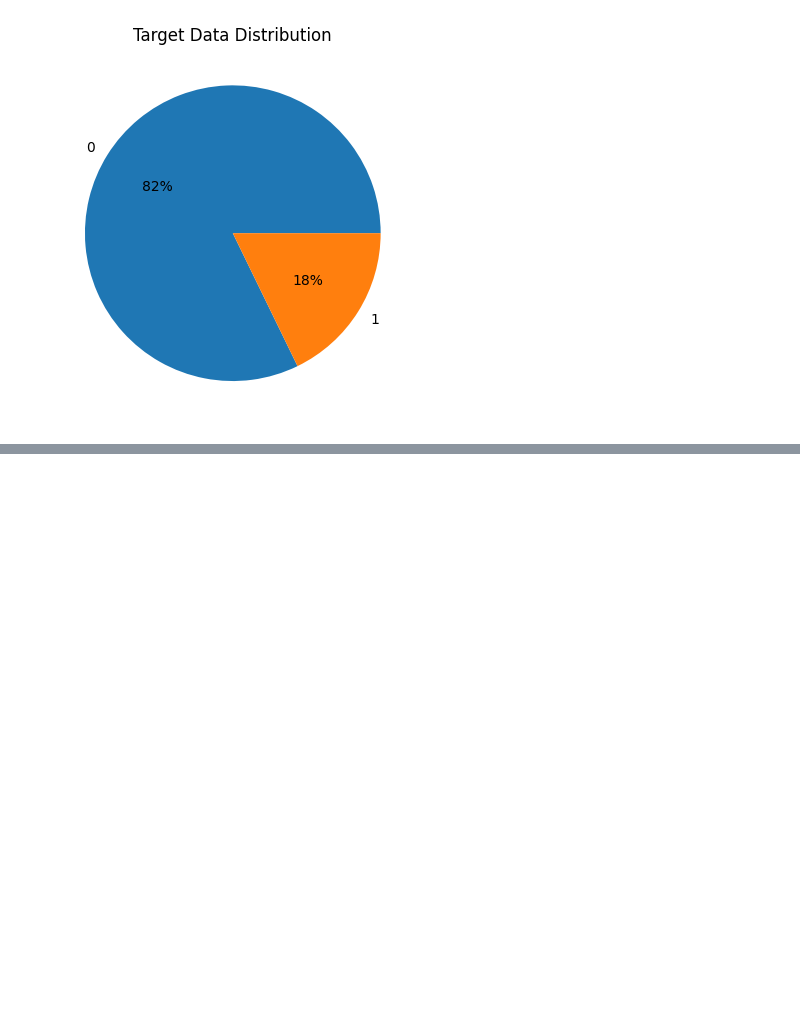
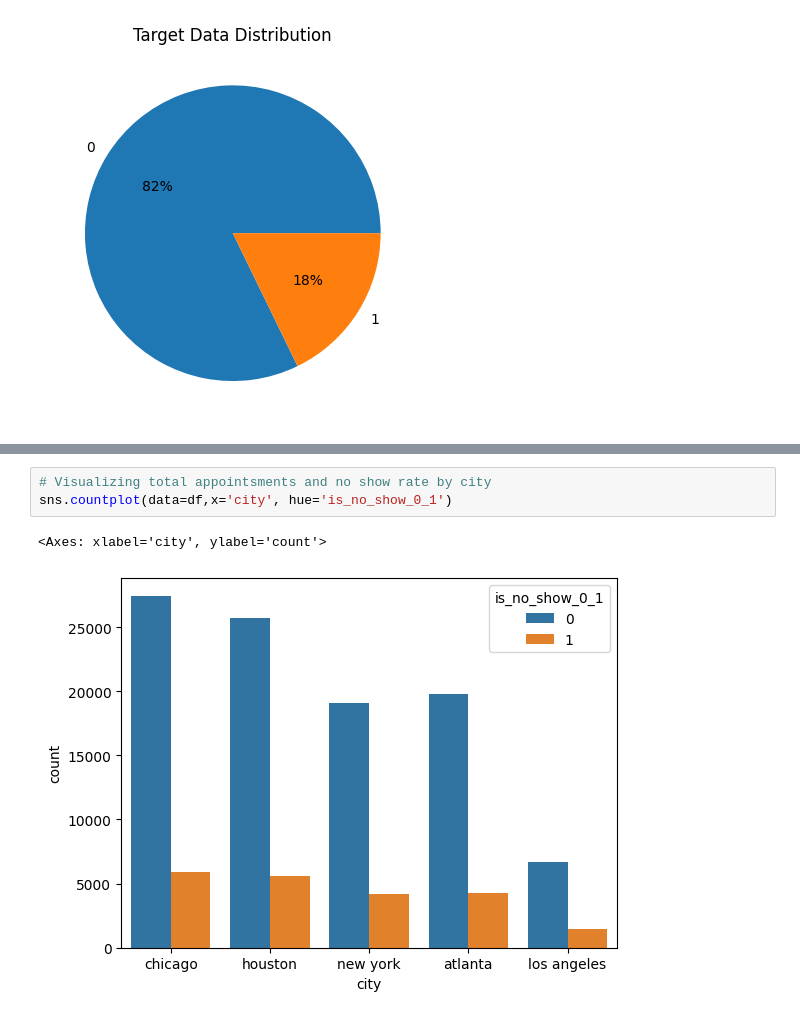
Before and after one commit to ssunuwar33/healthplusclinic, a Jupyter notebook: notebooks/01_eda.ipynb, the cells around one changed output, grey strips where cells are left out. Cells and saved outputs as stored; diff of their text form; blank space fills up the shorter version.

```diff
--- a/notebooks/01_eda.ipynb
+++ b/notebooks/01_eda.ipynb
@@ -290,0 +311,6 @@ Text(0.5, 1.0, 'Target Data Distribution')
+# %%
+# Visualizing total appointsments and no show rate by city
+sns.countplot(data=df,x='city', hue='is_no_show_0_1')
+# %% [output]
+<Axes: xlabel='city', ylabel='count'>
+[figure, added]
```
Also changed, not shown: parts of 3 cells of this notebook.
